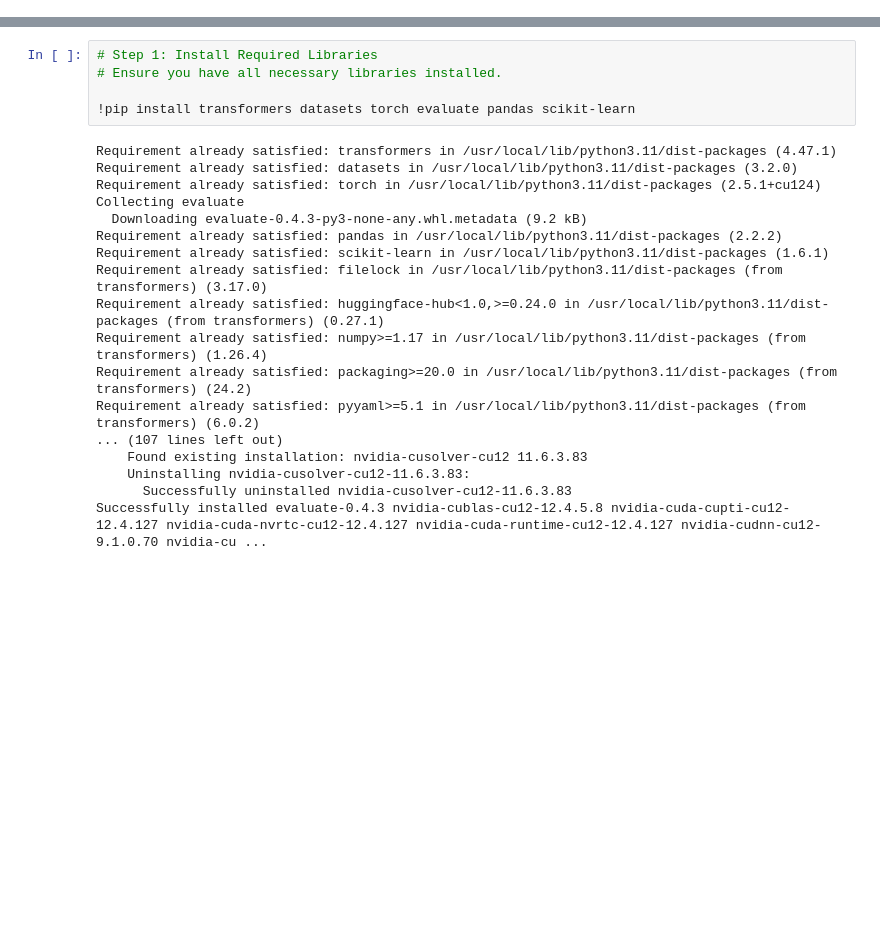
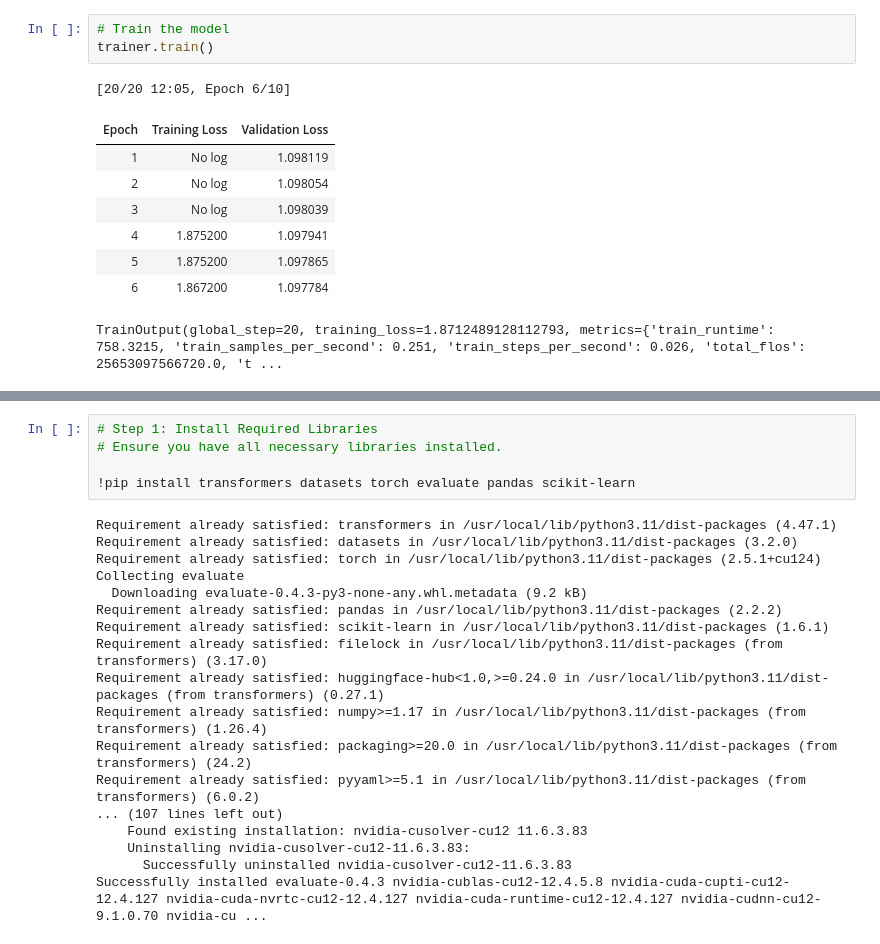
Before and after one commit to AmirKage/TDS-GroupProject24-25, a Jupyter notebook: Testing_01.ipynb, the cells around one changed output, grey strips where cells are left out. Drawn from its saved outputs; the diff is of its cells as text; blank space fills up the shorter version.

```diff
--- a/Testing_01.ipynb
+++ b/Testing_01.ipynb
@@ -2,0 +408,13 @@
+# %%
+# Train the model
+trainer.train()
+# %% [output]
+[20/20 12:05, Epoch 6/10]
+| Epoch | Training Loss | Validation Loss |
+| 1 | No log | 1.098119 |
+| 2 | No log | 1.098054 |
+| 3 | No log | 1.098039 |
+| 4 | 1.875200 | 1.097941 |
+| 5 | 1.875200 | 1.097865 |
+| 6 | 1.867200 | 1.097784 |
+TrainOutput(global_step=20, training_loss=1.8712489128112793, metrics={'train_runtime': 758.3215, 'train_samples_per_second': 0.251, 'train_steps_per_second': 0.026, 'total_flos': 25653097566720.0, 't ...
```
Also changed, not shown: parts of 5 cells of this notebook.
